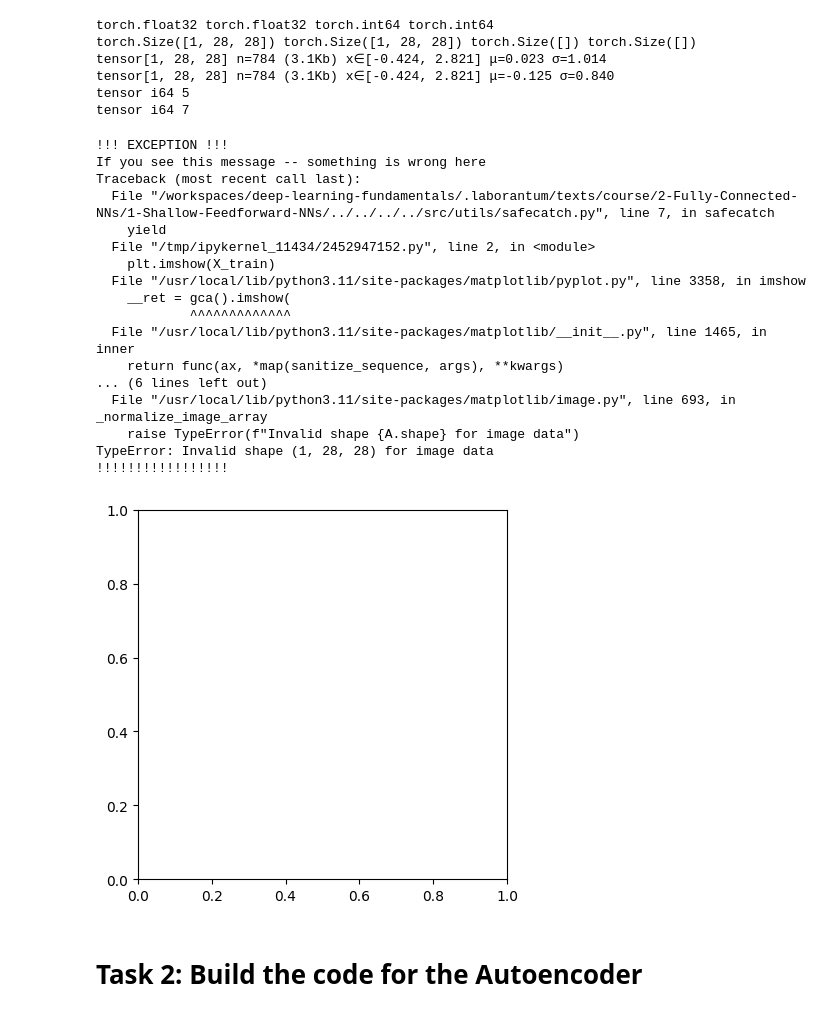
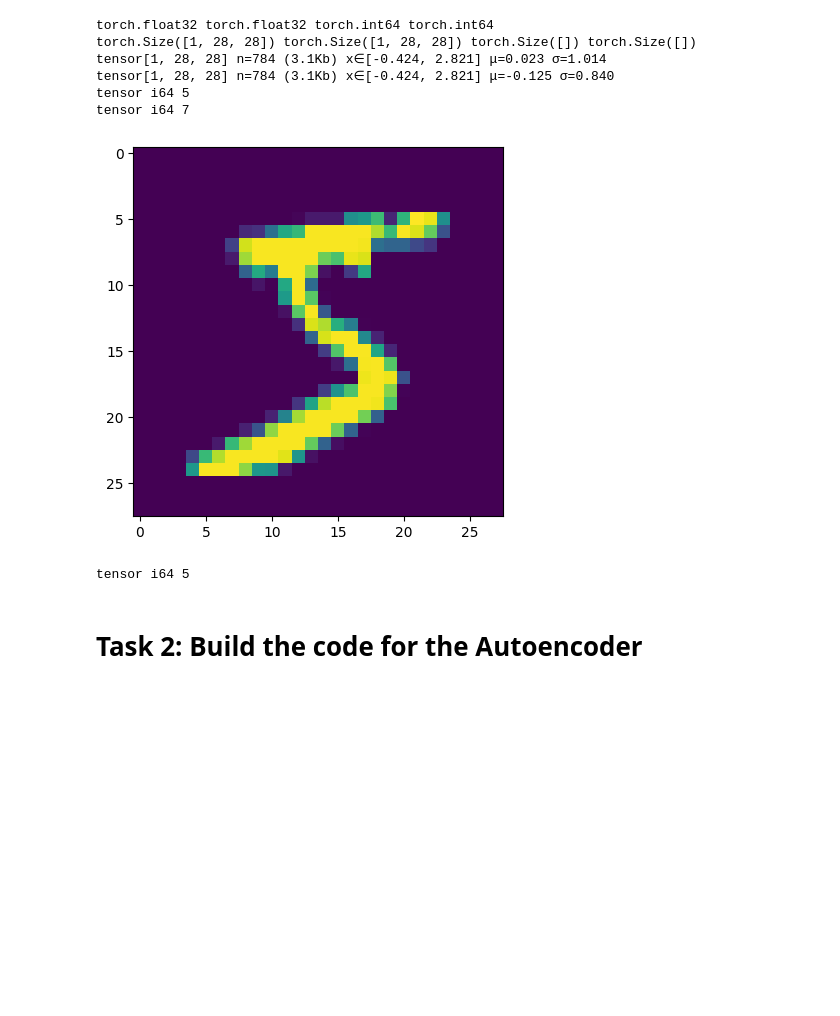
Before and after one commit to k-berber/deep-learning-fundamentals, a Jupyter notebook: .laborantum/texts/course/2-Fully-Connected-NNs/1-Shallow-Feedforward-NNs/task.ipynb, the cells around one changed output. Cells and saved outputs as stored; diff of their text form; code cells hidden in the pictures; blank space fills up the shorter version.

```diff
--- a/.laborantum/texts/course/2-Fully-Connected-NNs/1-Shallow-Feedforward-NNs/task.ipynb
+++ b/.laborantum/texts/course/2-Fully-Connected-NNs/1-Shallow-Feedforward-NNs/task.ipynb
@@ -102,28 +126,12 @@ tensor i64 5
 tensor i64 7
 # %%
 with src.utils.safecatch():
-    plt.imshow(X_train)
+    plt.imshow(X_train.squeeze(0))
     plt.show()
     print(y_train)
 # %% [output]
+[figure, new version]
-!!! EXCEPTION !!!
-If you see this message -- something is wrong here
-Traceback (most recent call last):
-  File "/workspaces/deep-learning-fundamentals/.laborantum/texts/course/2-Fully-Connected-NNs/1-Shallow-Feedforward-NNs/../../../../src/utils/safecatch.py", line 7, in safecatch
-    yield
-  File "/tmp/ipykernel_11434/2452947152.py", line 2, in <module>
-    plt.imshow(X_train)
-  File "/usr/local/lib/python3.11/site-packages/matplotlib/pyplot.py", line 3358, in imshow
-    __ret = gca().imshow(
-            ^^^^^^^^^^^^^
-  File "/usr/local/lib/python3.11/site-packages/matplotlib/__init__.py", line 1465, in inner
-    return func(ax, *map(sanitize_sequence, args), **kwargs)
-... (6 lines left out)
-  File "/usr/local/lib/python3.11/site-packages/matplotlib/image.py", line 693, in _normalize_image_array
-    raise TypeError(f"Invalid shape {A.shape} for image data")
-TypeError: Invalid shape (1, 28, 28) for image data
-!!!!!!!!!!!!!!!!!
+tensor i64 5
-[figure, old version]
 # %% [markdown]
 # Task 2: Build the code for the Autoencoder
 # %% [markdown]
```
Also changed, not shown: parts of 13 cells of this notebook, 19 other files.
